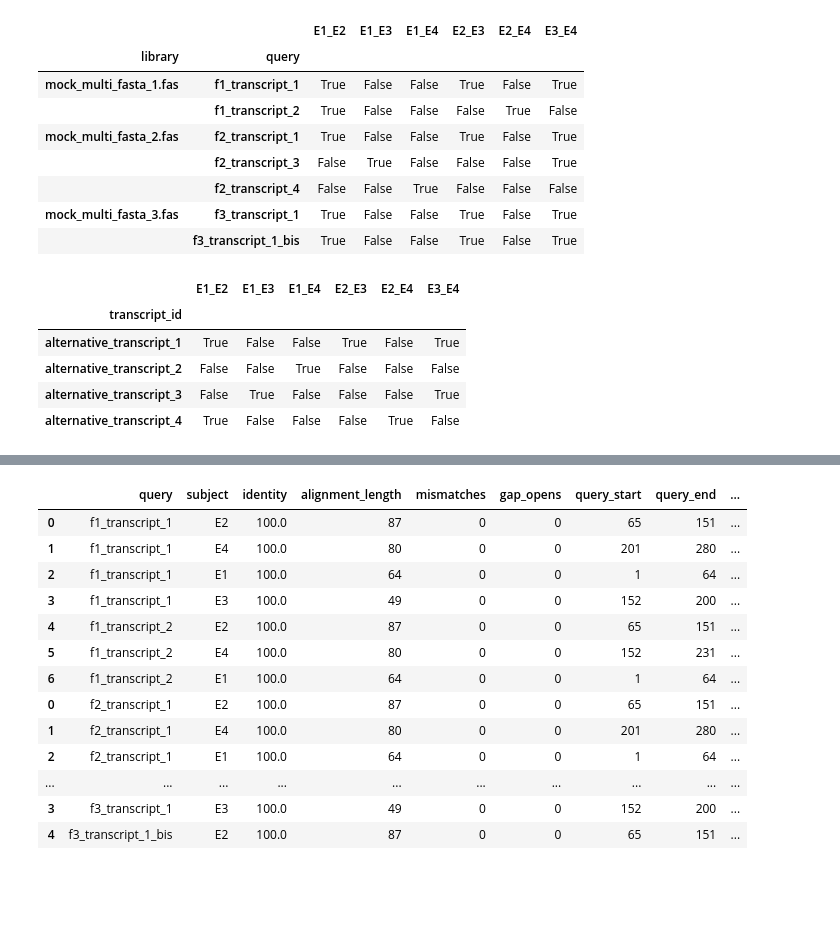
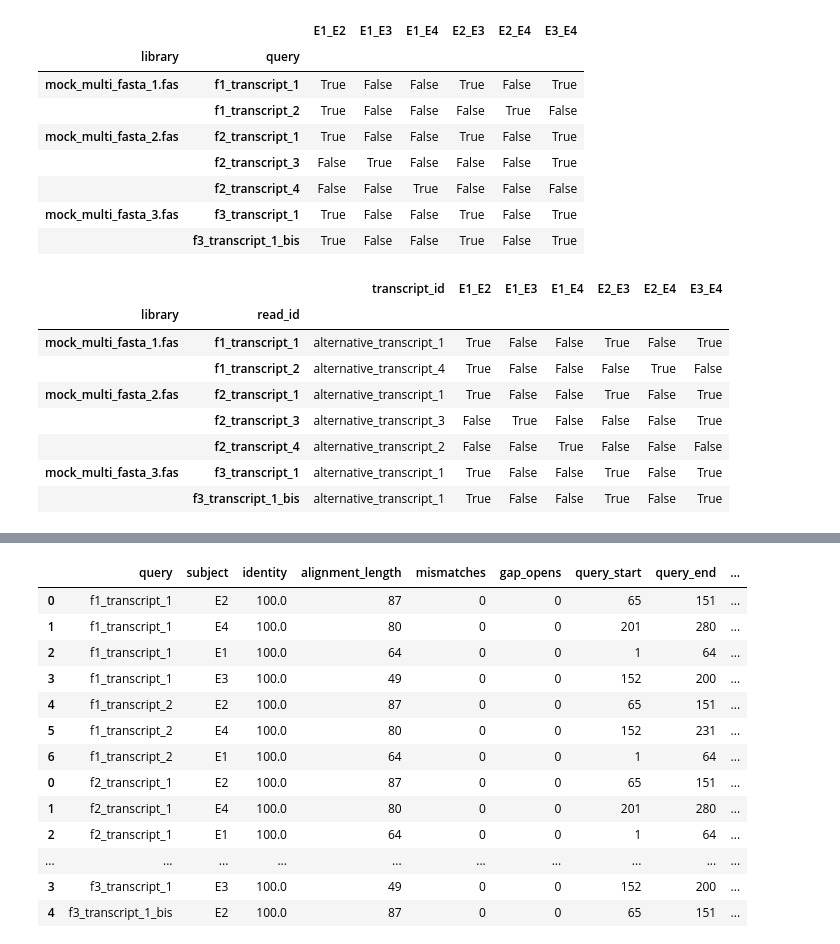
Before and after one commit to khourhin/isopy, a Jupyter notebook: isopy/notebooks/tutorial.ipynb, the cells around one changed output, grey strips where cells are left out. Cells and saved outputs as stored; diff of their text form; code cells hidden in the pictures; blank space fills up the shorter version.

```diff
--- a/isopy/notebooks/tutorial.ipynb
+++ b/isopy/notebooks/tutorial.ipynb
@@ -105,12 +105,3 @@ isoseq.junction_libraries
 |  | f2_transcript_4 | False | False | True | False | False | False |
 | mock_multi_fasta_3.fas | f3_transcript_1 | True | False | False | True | False | True |
 |  | f3_transcript_1_bis | True | False | False | True | False | True |
-# %%
-isoseq.junction_pseudotrans
-# %% [output]
-|  | E1_E2 | E1_E3 | E1_E4 | E2_E3 | E2_E4 | E3_E4 |
-| transcript_id |  |  |  |  |  |  |
-| alternative_transcript_1 | True | False | False | True | False | True |
-| alternative_transcript_2 | False | False | True | False | False | False |
-| alternative_transcript_3 | False | True | False | False | False | True |
-| alternative_transcript_4 | True | False | False | False | True | False |
@@ -116,0 +110,12 @@ isoseq.junction_pseudotrans
+# %%
+isoseq.read_transcript_key.join(isoseq.junction_pseudotrans, on="transcript_id")
+# %% [output]
+|  |  | transcript_id | E1_E2 | E1_E3 | E1_E4 | E2_E3 | E2_E4 | E3_E4 |
+| library | read_id |  |  |  |  |  |  |  |
+| mock_multi_fasta_1.fas | f1_transcript_1 | alternative_transcript_1 | True | False | False | True | False | True |
+|  | f1_transcript_2 | alternative_transcript_4 | True | False | False | False | True | False |
+| mock_multi_fasta_2.fas | f2_transcript_1 | alternative_transcript_1 | True | False | False | True | False | True |
+|  | f2_transcript_3 | alternative_transcript_3 | False | True | False | False | False | True |
+|  | f2_transcript_4 | alternative_transcript_2 | False | False | True | False | False | False |
+| mock_multi_fasta_3.fas | f3_transcript_1 | alternative_transcript_1 | True | False | False | True | False | True |
+|  | f3_transcript_1_bis | alternative_transcript_1 | True | False | False | True | False | True |
```
Also changed, not shown: parts of 3 cells of this notebook, 1 other file.
